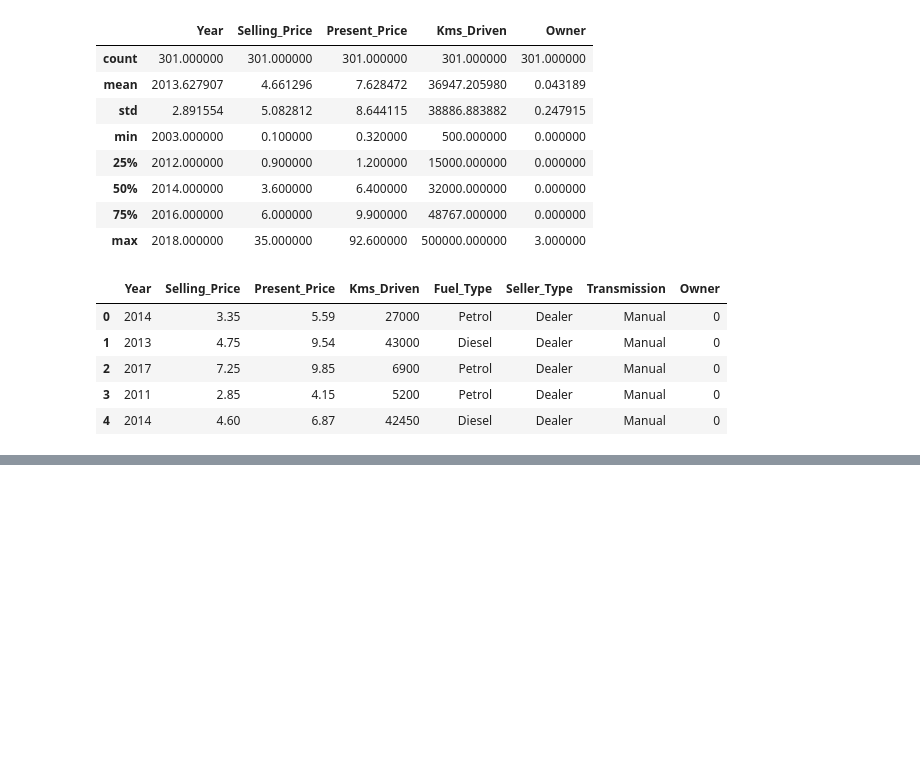
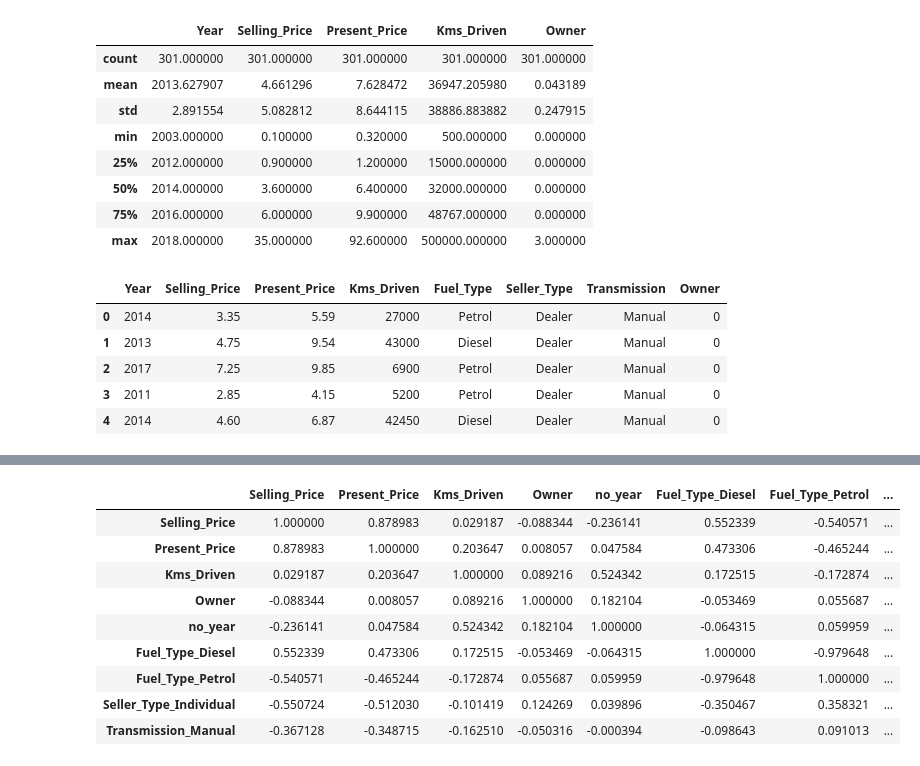
Before and after one commit to DoctorPruthuvi/python_repo, a Jupyter notebook: vehicle_dt/program.ipynb, the cells around one changed output, grey strips where cells are left out. Saved outputs shown, nothing was run; the diff lists cells and outputs as text; code cells hidden in the pictures; blank space fills up the shorter version.

```diff
--- a/vehicle_dt/program.ipynb
+++ b/vehicle_dt/program.ipynb
@@ -67,0 +121,13 @@ final_dataset.head()
+# %%
+final_dataset.corr()
+# %% [output]
+|  | Selling_Price | Present_Price | Kms_Driven | Owner | no_year | Fuel_Type_Diesel | Fuel_Type_Petrol | ... |
+| Selling_Price | 1.000000 | 0.878983 | 0.029187 | -0.088344 | -0.236141 | 0.552339 | -0.540571 | ... |
+| Present_Price | 0.878983 | 1.000000 | 0.203647 | 0.008057 | 0.047584 | 0.473306 | -0.465244 | ... |
+| Kms_Driven | 0.029187 | 0.203647 | 1.000000 | 0.089216 | 0.524342 | 0.172515 | -0.172874 | ... |
+| Owner | -0.088344 | 0.008057 | 0.089216 | 1.000000 | 0.182104 | -0.053469 | 0.055687 | ... |
+| no_year | -0.236141 | 0.047584 | 0.524342 | 0.182104 | 1.000000 | -0.064315 | 0.059959 | ... |
+| Fuel_Type_Diesel | 0.552339 | 0.473306 | 0.172515 | -0.053469 | -0.064315 | 1.000000 | -0.979648 | ... |
+| Fuel_Type_Petrol | -0.540571 | -0.465244 | -0.172874 | 0.055687 | 0.059959 | -0.979648 | 1.000000 | ... |
+| Seller_Type_Individual | -0.550724 | -0.512030 | -0.101419 | 0.124269 | 0.039896 | -0.350467 | 0.358321 | ... |
+| Transmission_Manual | -0.367128 | -0.348715 | -0.162510 | -0.050316 | -0.000394 | -0.098643 | 0.091013 | ... |
```
Also changed, not shown: parts of 17 cells of this notebook, 1 other file.
